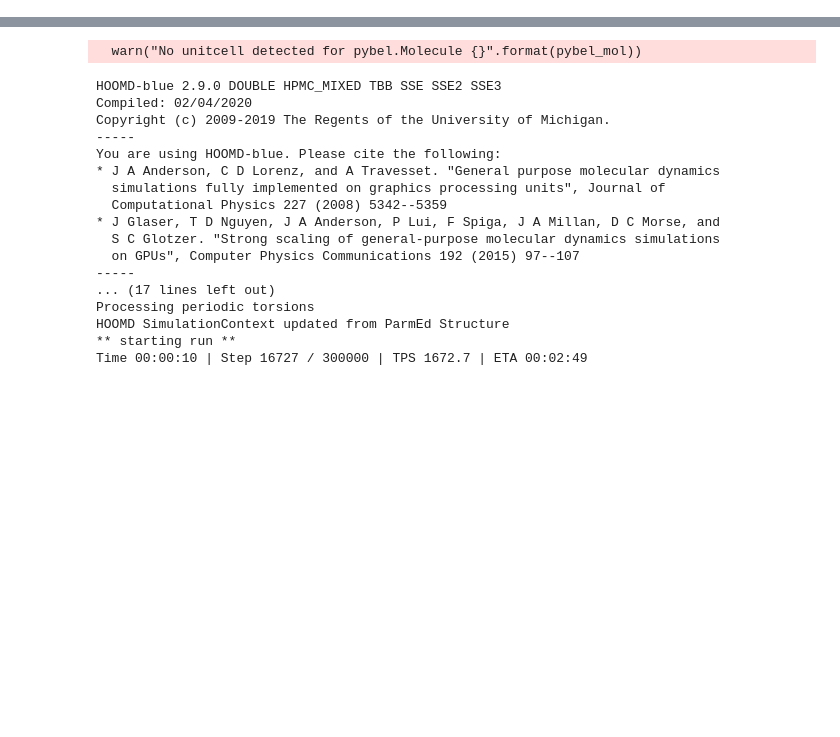
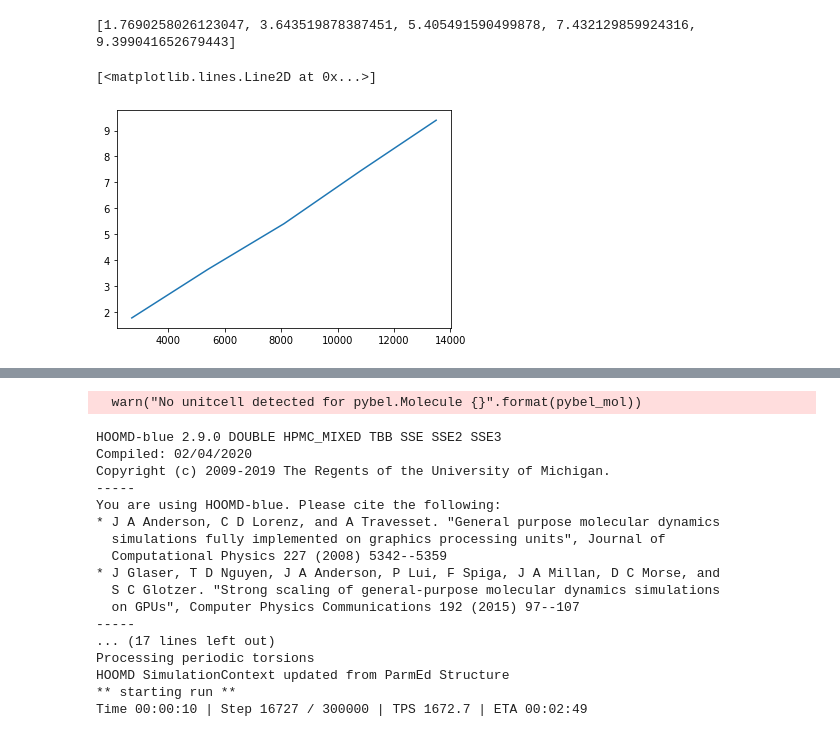
Before and after one commit to jennyfothergill/opv-sim-tutorial, a Jupyter notebook: opv-sim-tutorial.ipynb, the cells around one changed output, grey strips where cells are left out. Drawn from its saved outputs; the diff is of its cells as text; code cells hidden in the pictures; blank space fills up the shorter version.

Commit message:
added quick benchmark for ff.apply() to systems of different sizes

```diff
--- a/opv-sim-tutorial.ipynb
+++ b/opv-sim-tutorial.ipynb
@@ -61,3 +62,18 @@ def sim(system, steps, kT, tau):
     hoomd.dump.gsd("traj.gsd", period=1e3, group=_all, phase=0, overwrite=True)
     hoomd.run(steps)
     hoomd.dump.gsd("out.gsd", period=None, group=_all, overwrite=True);
+# %%
+sizes = [100, 200, 300, 400, 500]
+num_atoms = [i * 27 for i in sizes] # 27 atoms per p3ht molecule
+times = []
+for size in sizes:
+    t0 = time.time()
+    p3ht = compound('c1sccc1CCCCCC')
+    system = build_box(p3ht, size)
+    tf = time.time()
+    times.append(tf - t0)
+print(times)
+# %% [output]
+[1.7690258026123047, 3.643519878387451, 5.405491590499878, 7.432129859924316, 9.399041652679443]
+[<matplotlib.lines.Line2D at 0x...>]
+[figure, added]
```
Also changed, not shown: parts of 4 cells of this notebook.
